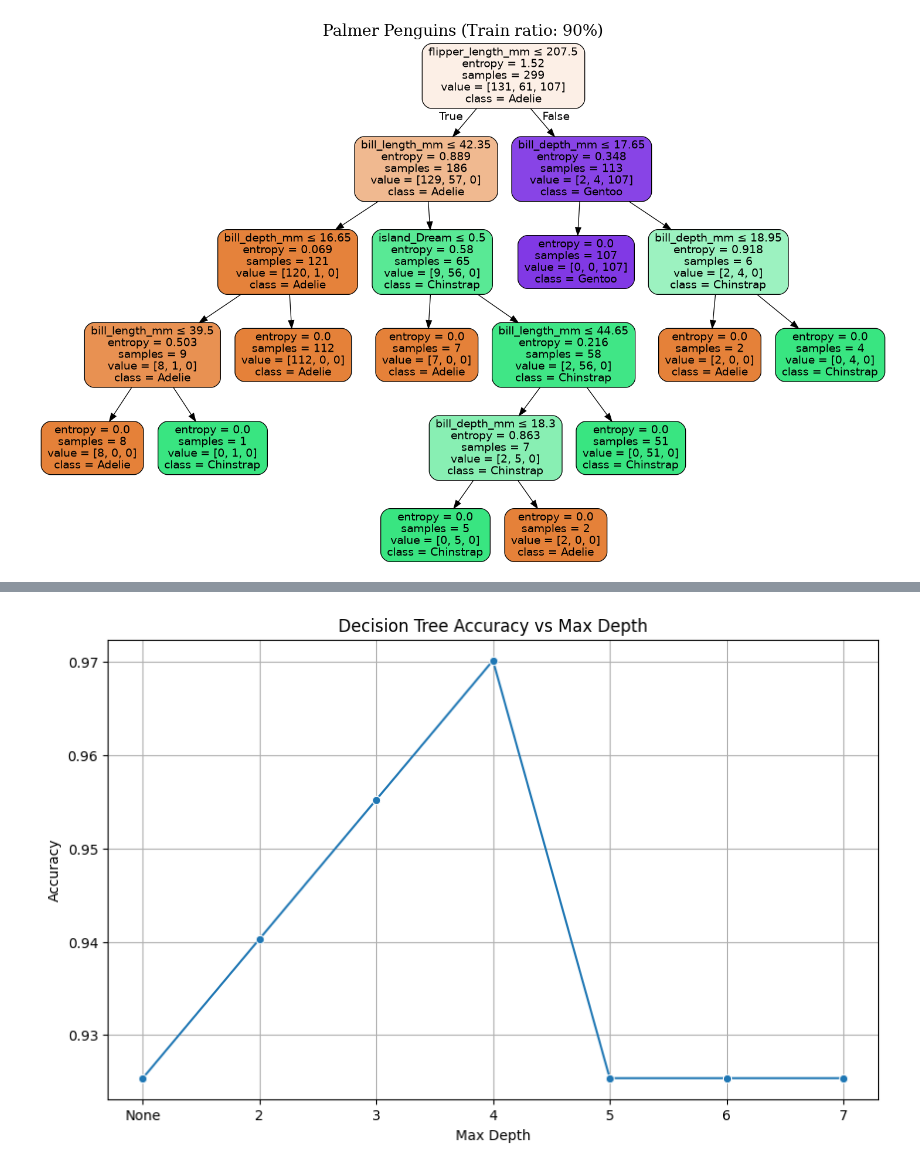
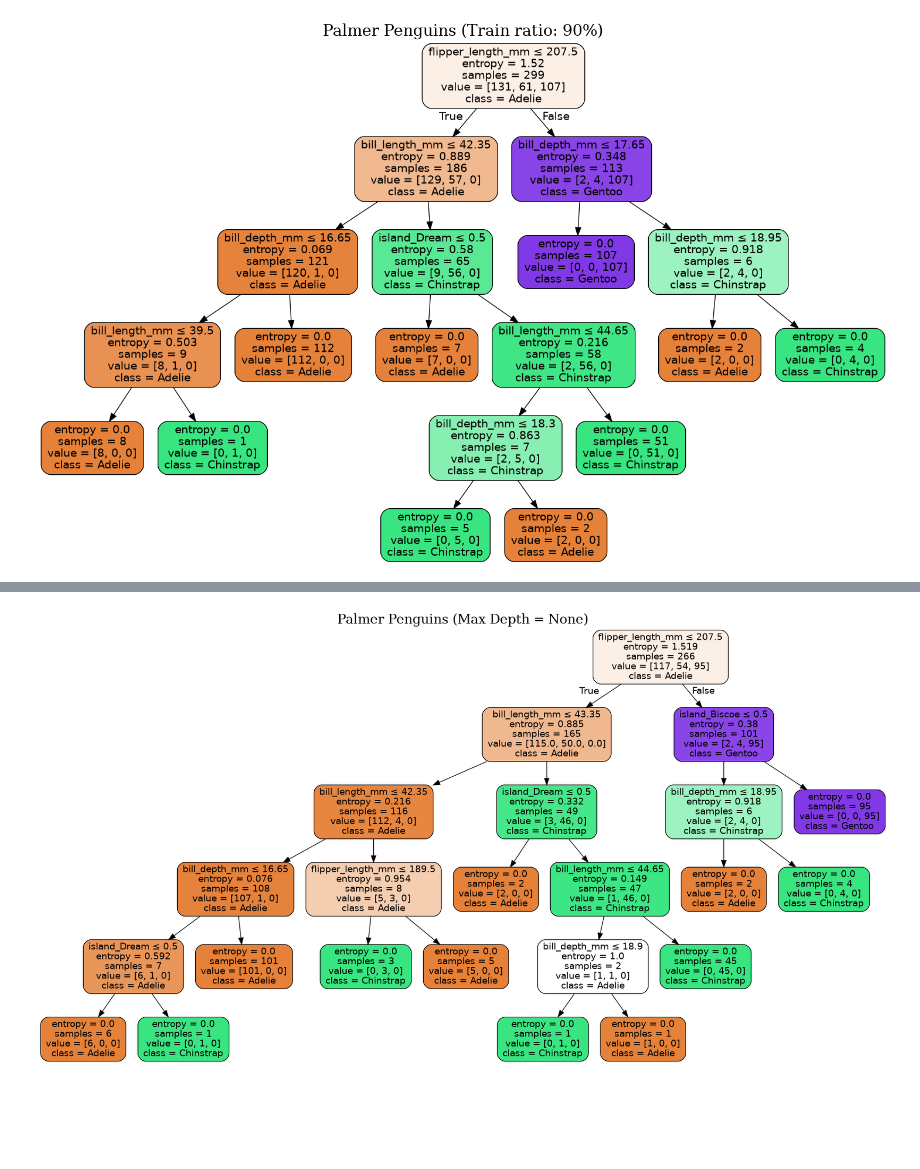
Before and after one commit to Low-rain-falls/CSC14003_Decision_Tree, a Jupyter notebook: notebooks/palmer_penguins.ipynb, the cells around one changed output, grey strips where cells are left out. Saved outputs shown, nothing was run; the diff lists cells and outputs as text; code cells hidden in the pictures; blank space fills up the shorter version.

Commit message:
feat: add decision tree for max depth, format images structure for each dataset

```diff
--- a/notebooks/palmer_penguins.ipynb
+++ b/notebooks/palmer_penguins.ipynb
@@ -136,11 +136,11 @@ for train_ratio, data in split_results.items():
     label_test = data["label_test"]
 
     # Create and train the model
-    clf = DecisionTreeClassifier(criterion="entropy", random_state=42)
-    clf.fit(feature_train, label_train)
+    clf_split = DecisionTreeClassifier(criterion="entropy", random_state=42)
+    clf_split.fit(feature_train, label_train)
 
     # Make label_pred
-    label_pred = clf.predict(feature_test)
+    label_pred = clf_split.predict(feature_test)
 
     # Evaluation
     ## Accuracy
@@ -152,33 +152,33 @@ for train_ratio, data in split_results.items():
     print(report)
 
     ## Confusion matrix
-    matrix_dir = "PalmerPenguins/ConfusionMatrix"
+    matrix_dir = "../images/PalmerPenguins/ConfusionMatrix"
     os.makedirs(matrix_dir, exist_ok=True)
 
     matrix_file_name = f"confusion_matrix_{int(train_ratio * 100)}.png"
     matrix_file_path = os.path.join(matrix_dir, matrix_file_name)
 
     cm = confusion_matrix(label_test, label_pred)
-    disp = ConfusionMatrixDisplay(confusion_matrix=cm, display_labels=clf.classes_)
+    disp = ConfusionMatrixDisplay(confusion_matrix=cm, display_labels=clf_split.classes_)
     disp.plot(cmap=plt.cm.Blues)
     plt.title(f"Confusion Matrix (Train ratio: {train_ratio})")
     plt.savefig(matrix_file_path)
     plt.show()
 
     # Visualize the decision tree
-    dtree_dir = "PalmerPenguins/DecisionTree"
-    os.makedirs(dtree_dir, exist_ok=True)
+    dtree_split_dir = "../images/PalmerPenguins/DecisionTree/Split"
+    os.makedirs(dtree_split_dir, exist_ok=True)
 
     file_name = f"dtree_{int(train_ratio * 100)}"
-    file_path = os.path.join(dtree_dir, file_name)
+    file_path = os.path.join(dtree_split_dir, file_name)
 
     title = f"Palmer Penguins (Train ratio: {int(train_ratio * 100)}%)"
 
     dot_data = export_graphviz(
-        clf,
+        clf_split,
         out_file=None,
         feature_names=feature.columns,
-        class_names=clf.classes_,
+        class_names=clf_split.classes_,
         filled=True,
         rounded=True,
         special_characters=True
@@ -250,30 +250,73 @@ label_train = split_80["label_train"]
 label_test = split_80["label_test"]
 
 max_depths = [None, 2, 3, 4, 5, 6, 7]
-depth_results = []
+depth_results = {}
 
 for max_depth in max_depths:
-    model = DecisionTreeClassifier(criterion="entropy", max_depth=max_depth, random_state=42)
-    model.fit(feature_train, label_train)
+    # Train
+    clf_max_depth = DecisionTreeClassifier(criterion="entropy", max_depth=max_depth, random_state=42)
+    clf_max_depth.fit(feature_train, label_train)
 
-    prediction = model.predict(feature_test)
+    # Test
+    prediction = clf_max_depth.predict(feature_test)
+
+    # Evaluate
     accuracy = accuracy_score(label_test, prediction)
+    print(f"Max depth: {max_depth}, Accuracy: {accuracy:.2f}")
+    depth_results[str(max_depth)] = accuracy
 
-    depth_results.append({
-        "max_depth": str(max_depth),
-        "accuracy": accuracy
-    })
+    # Visualize the decision tree
+    ## Save decision trees
+    dtree_max_depth_dir = "../images/PalmerPenguins/DecisionTree/MaxDepth"
+    os.makedirs(dtree_max_depth_dir, exist_ok=True)
 
-# Plot accuracy vs max_depth
-max_depth_dir = "PalmerPenguins/MaxDepth"
+    dtree_max_depth_file_name = f"dtree_{max_depth}"
+    dtree_max_depth_file_path = os.path.join(dtree_max_depth_dir, dtree_max_depth_file_name)
+
+    ## Title for the graph
+    title = f"Palmer Penguins (Max Depth = {max_depth})"
+
+    ## Create the decision tree graph
+    dot_data = export_graphviz(
+        clf_max_depth,
+        out_file=None,
+        feature_names= feature.columns,
+        class_names= clf_max_depth.classes_,
+        filled=True,
+        rounded=True,
+        special_characters=True
+    )
+
+    ## Add title to the graph
+    dot_data_with_title = dot_data.replace(
+        "digraph Tree {",
+        f'digraph Tree {{\ngraph [label="{title}", labelloc=top, fontsize=20];'
+    )
+
+    ## Render the graph
+    graph = Source(dot_data_with_title)
+    graph.render(dtree_max_depth_file_path, format="png", cleanup=True)
+    display(Image(filename=f"{dtree_max_depth_file_path}.png"))
+
+# Save accuracy vs max_depth plot
+max_depth_dir = "../images/PalmerPenguins/Accuracy"
 os.makedirs(max_depth_dir, exist_ok=True)
 
-max_depth_file_name = "max_depth.png"
+## Table for accuracy vs max_depth
+max_depth_table_df = pd.DataFrame(depth_results, index=["accuracy"])
+print(max_depth_table_df)
+
+## Plot accuracy vs max_depth
+max_depth_file_name = "accuracy_vs_max_depth.png"
 max_depth_file_path = os.path.join(max_depth_dir, max_depth_file_name)
 
-depth_df = pd.DataFrame(depth_results)
+max_depth_plot_df = pd.DataFrame({
+    "max_depth": [str(k) for k in depth_results.keys()],
+    "accuracy": list(depth_results.values())
+})
+
 plt.figure(figsize=(10, 6))
-sns.lineplot(data=depth_df, x="max_depth", y="accuracy", marker="o")
+sns.lineplot(data=max_depth_plot_df, x="max_depth", y="accuracy", marker="o")
 plt.title("Decision Tree Accuracy vs Max Depth")
 plt.xlabel("Max Depth")
 plt.ylabel("Accuracy")
@@ -284 +328 @@ plt.show()
-[figure, old version]
+[figure, new version]
```
Also changed, not shown: parts of 3 cells of this notebook, 53 other files.
